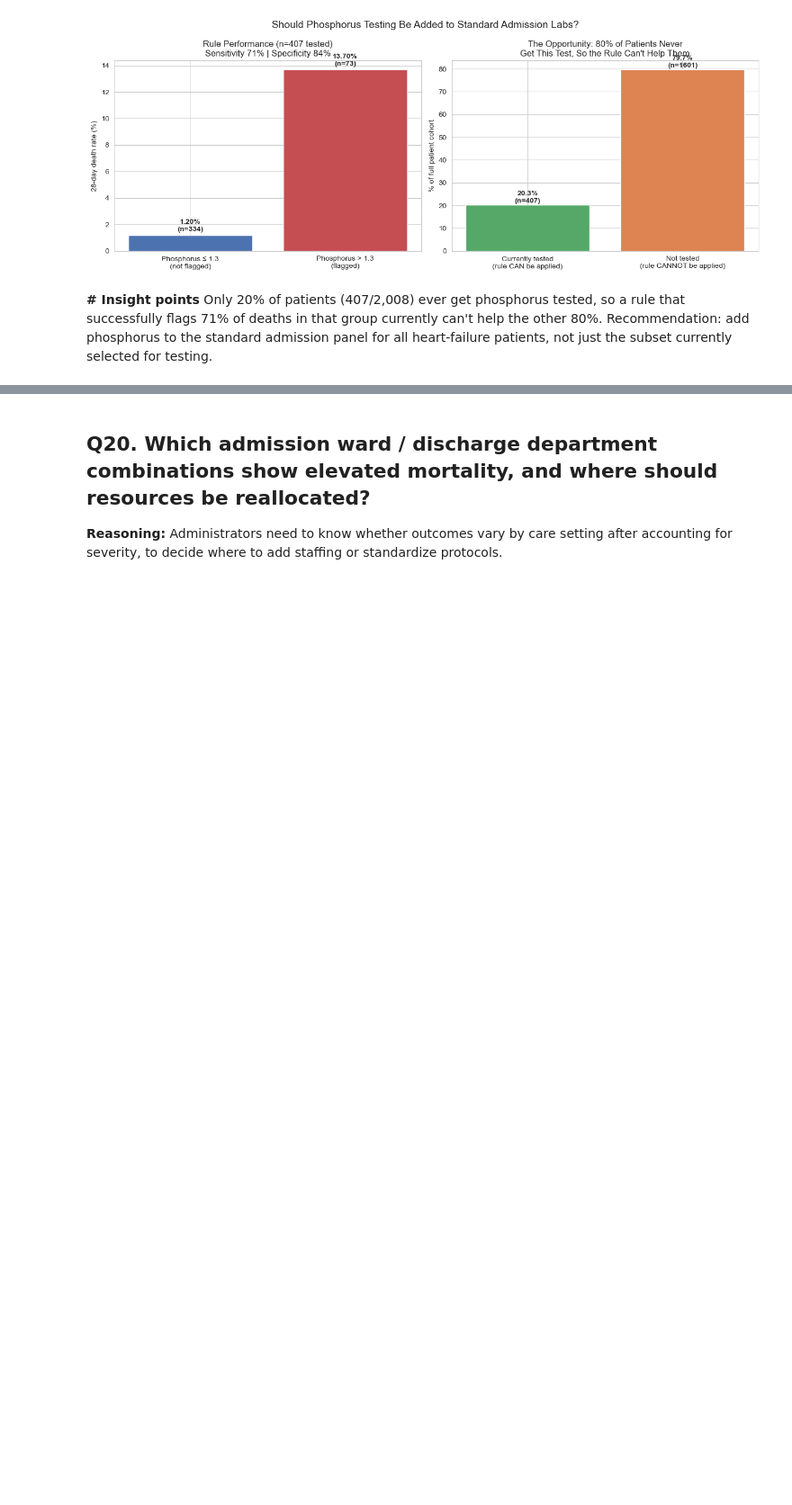
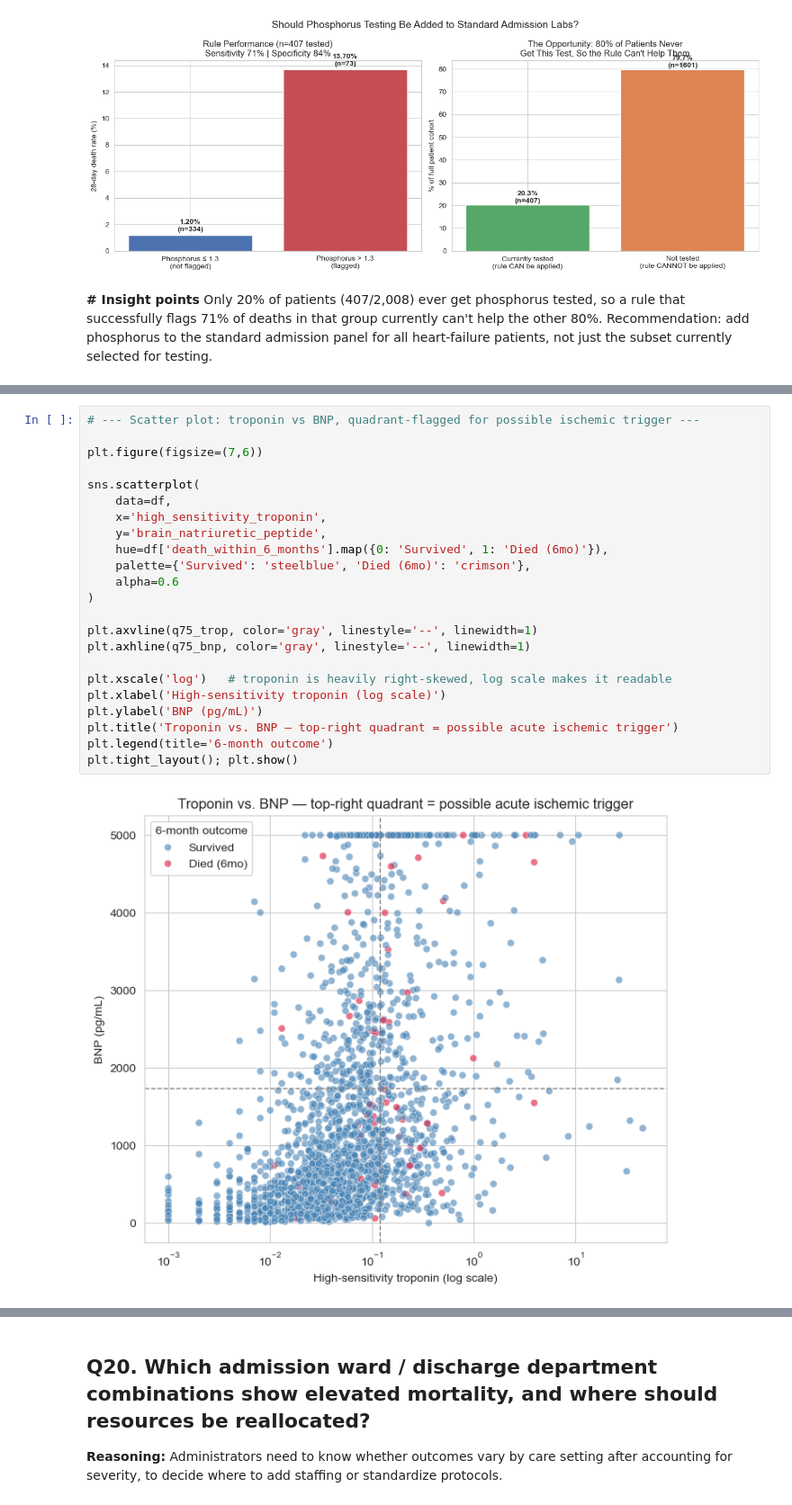
Before and after one commit to mishrasudha1984-png/Team4_The_Zen_OF_Five_PythonHackathon_Sep2026, a Jupyter notebook: Team4_The_Zen_OF_FIive_03Prescriptive.ipynb, the cells around one changed output, grey strips where cells are left out. Shown at 90% size. Cells and saved outputs as stored; diff of their text form; blank space fills up the shorter version.

```diff
--- a/Team4_The_Zen_OF_FIive_03Prescriptive.ipynb
+++ b/Team4_The_Zen_OF_FIive_03Prescriptive.ipynb
@@ -439,0 +683,25 @@ Only 20% of patients (407/2,008) ever get phosphorus tested, so a rule that succ
+# %%
+# --- Scatter plot: troponin vs BNP, quadrant-flagged for possible ischemic trigger ---
+
+plt.figure(figsize=(7,6))
+
+sns.scatterplot(
+    data=df,
+    x='high_sensitivity_troponin',
+    y='brain_natriuretic_peptide',
+    hue=df['death_within_6_months'].map({0: 'Survived', 1: 'Died (6mo)'}),
+    palette={'Survived': 'steelblue', 'Died (6mo)': 'crimson'},
+    alpha=0.6
+)
+
+plt.axvline(q75_trop, color='gray', linestyle='--', linewidth=1)
+plt.axhline(q75_bnp, color='gray', linestyle='--', linewidth=1)
+
+plt.xscale('log')   # troponin is heavily right-skewed, log scale makes it readable
+plt.xlabel('High-sensitivity troponin (log scale)')
+plt.ylabel('BNP (pg/mL)')
+plt.title('Troponin vs. BNP — top-right quadrant = possible acute ischemic trigger')
+plt.legend(title='6-month outcome')
+plt.tight_layout(); plt.show()
+# %% [output]
+[figure, added]
```
Also changed, not shown: parts of 28 cells of this notebook.
